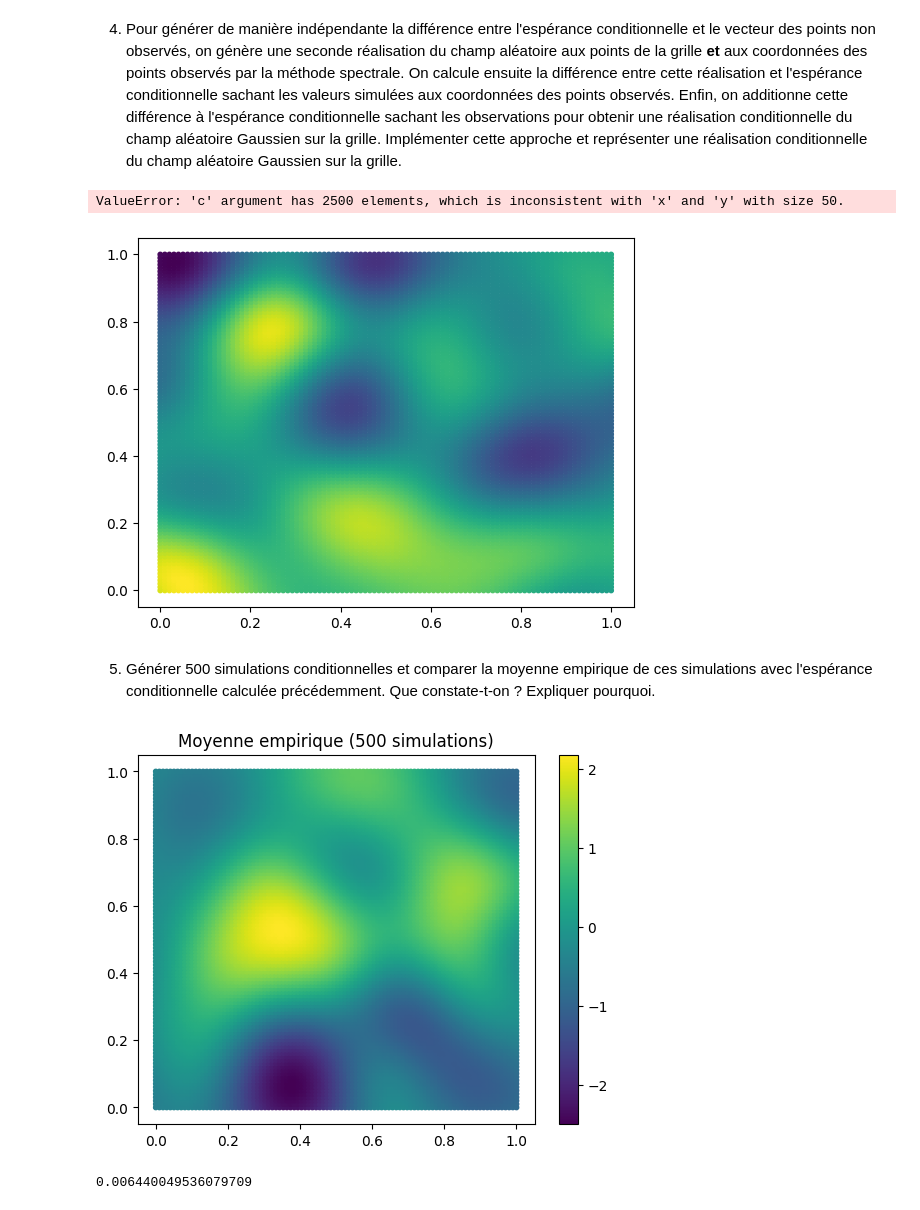
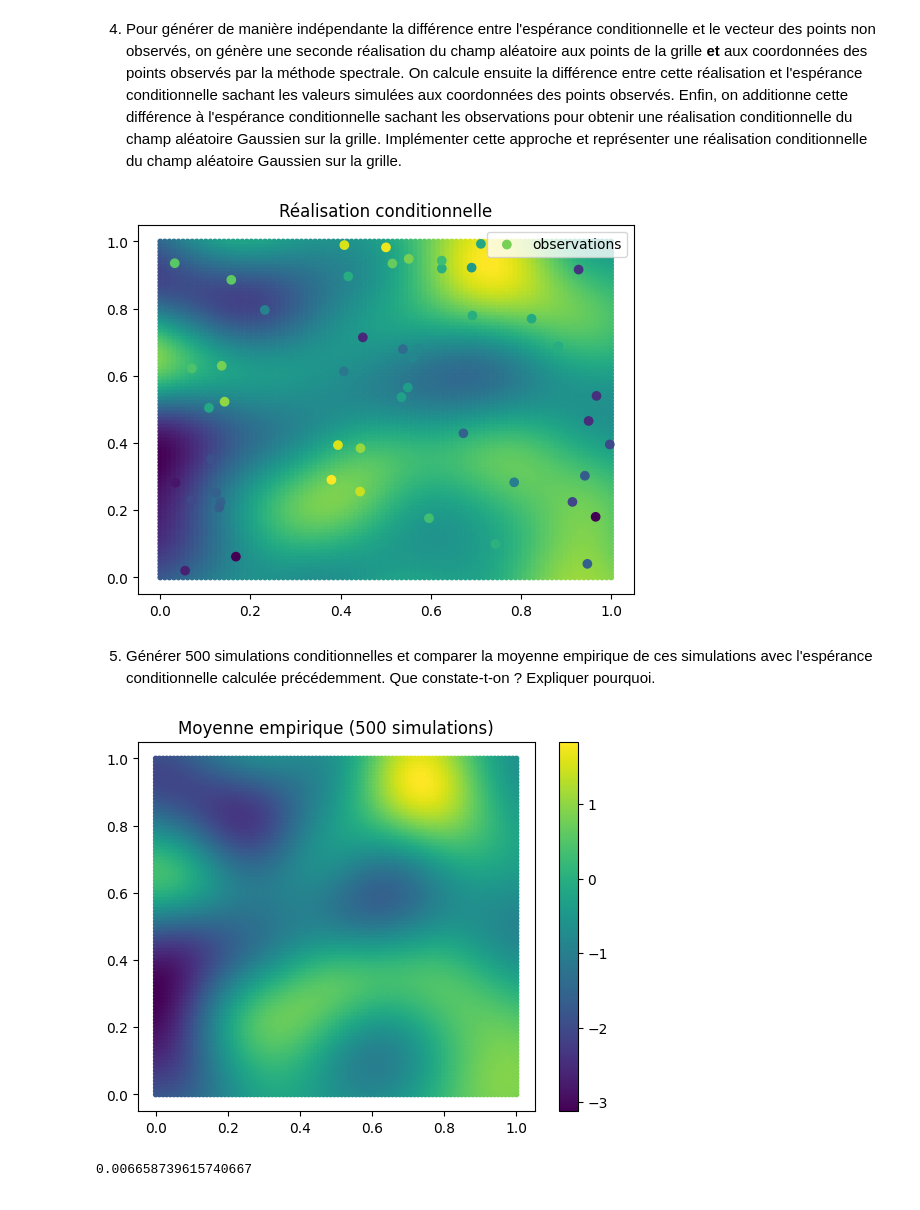
Before and after one commit to erhel-czc/projet-probabilites, a Jupyter notebook: Projet Probabilités.ipynb, the cells around one changed output. Cells and saved outputs as stored; diff of their text form; code cells hidden in the pictures.

```diff
--- a/Projet Probabilités.ipynb
+++ b/Projet Probabilités.ipynb
@@ -483,7 +491,7 @@ K21 = covariance_gaussienne(D_21, sigma2, a)
 
 #régularisation
 lambda_reg = 1e-2
-K11_reg = K11 + lambda_reg * np.eye(n)
+K11_reg = K11 + lambda_reg * np.eye(n1)
 K11_inv = np.linalg.inv(K11_reg)
 
 #espérance conditionnelle (cf Q1)
@@ -503,32 +511,31 @@ plt.show()
 # %%
 # On génère une seconde réalisation du champ aléatoire aux points de la grille ET aux coordonnées des points observés par la méthode spectrale
 
 points_all = np.vstack((points_grid, points_obs))
 Z_all = simulation_spectrale(points_all, a, N=200)
 
 Z_grid = Z_all[:len(points_grid)]
 Z_obs  = Z_all[len(points_grid):]
 
 # On calcule ensuite la différence entre cette réalisation et l'espérance conditionnelle sachant les valeurs simulées aux coordonnées des points observés
 
 mu_cond_Z = K21 @ K11_inv @ Z_obs
 
 difference = Z_grid - mu_cond_Z
 
 # Enfin, on additionne cette différence à l'espérance conditionnelle sachant les observations pour obtenir une réalisation conditionnelle du champ aléatoire Gaussien sur la grille
 
 X_cond = mu_cond + difference
 
 
 plt.figure()
 plt.scatter(points_grid[:,0], points_grid[:,1], c=X_cond, cmap='viridis', s=10)
-plt.scatter(points_obs[:,0], points_obs[:,1], c=X , label="observations")
+plt.scatter(points_obs[:,0], points_obs[:,1], c=Z_obs, label="observations")
 plt.legend()
 plt.title("Réalisation conditionnelle")
 plt.show()
 # %% [output]
-ValueError: 'c' argument has 2500 elements, which is inconsistent with 'x' and 'y' with size 50.
-[figure, old version]
+[figure, new version]
 # %% [markdown]
 5. Générer 500 simulations conditionnelles et comparer la moyenne empirique de ces simulations avec l'espérance conditionnelle calculée précédemment. Que constate-t-on ? Expliquer pourquoi.
 # %%
@@ -559,8 +566,8 @@ print(A)
 
 #On constate que A est plutöt petit ce qui signifie que mean_emp≈mu_cond, c’est-à-dire que la moyenne des 500 simulations conditionnelles se rapproche de l’espérance conditionnelle.
 # %% [output]
-[figure, old version]
+[figure, new version]
-0.006440049536079709
+0.006658739615740667
 # %% [markdown]
 # Simulation non-stationnaire
 
```
Also changed, not shown: parts of 10 cells of this notebook.
